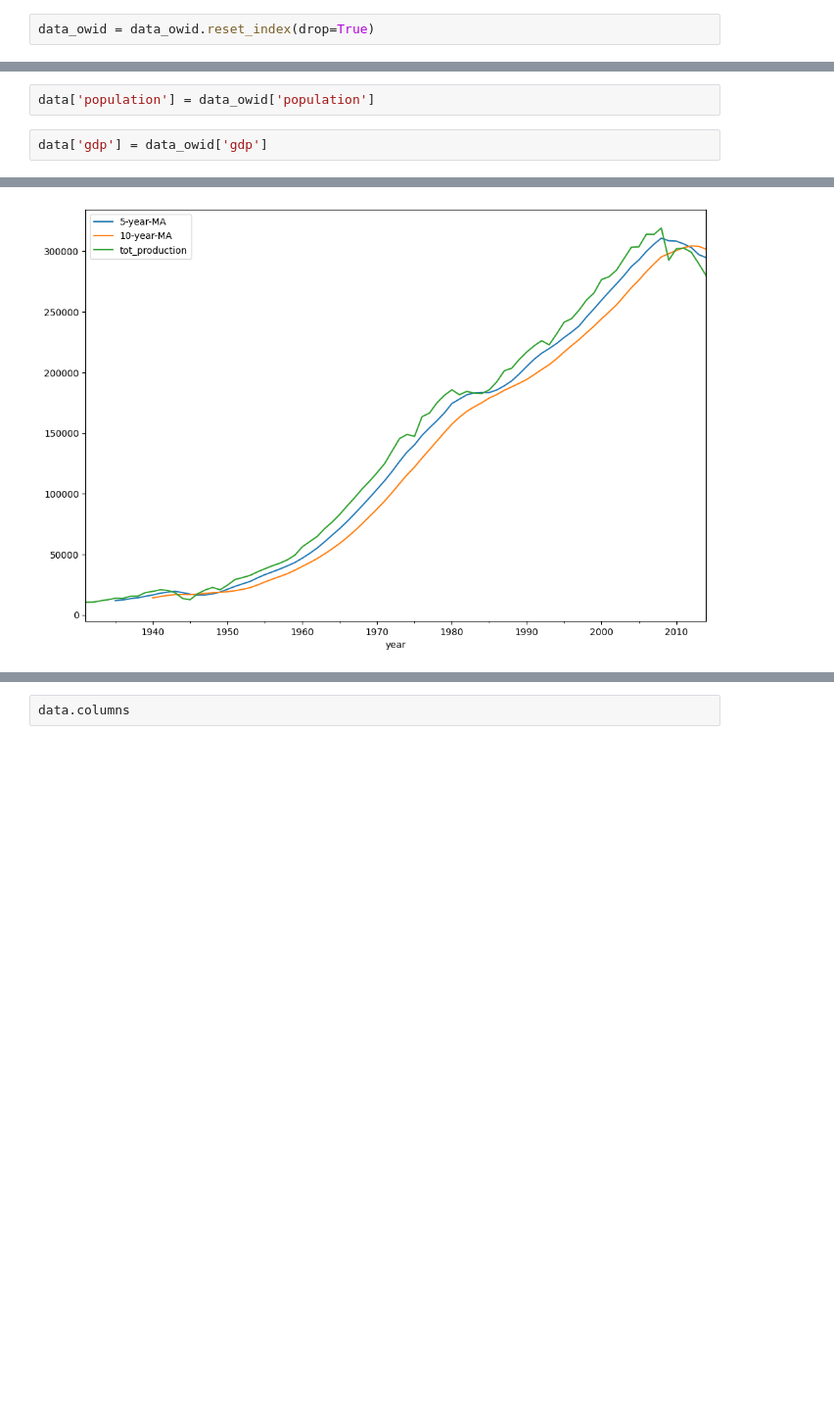
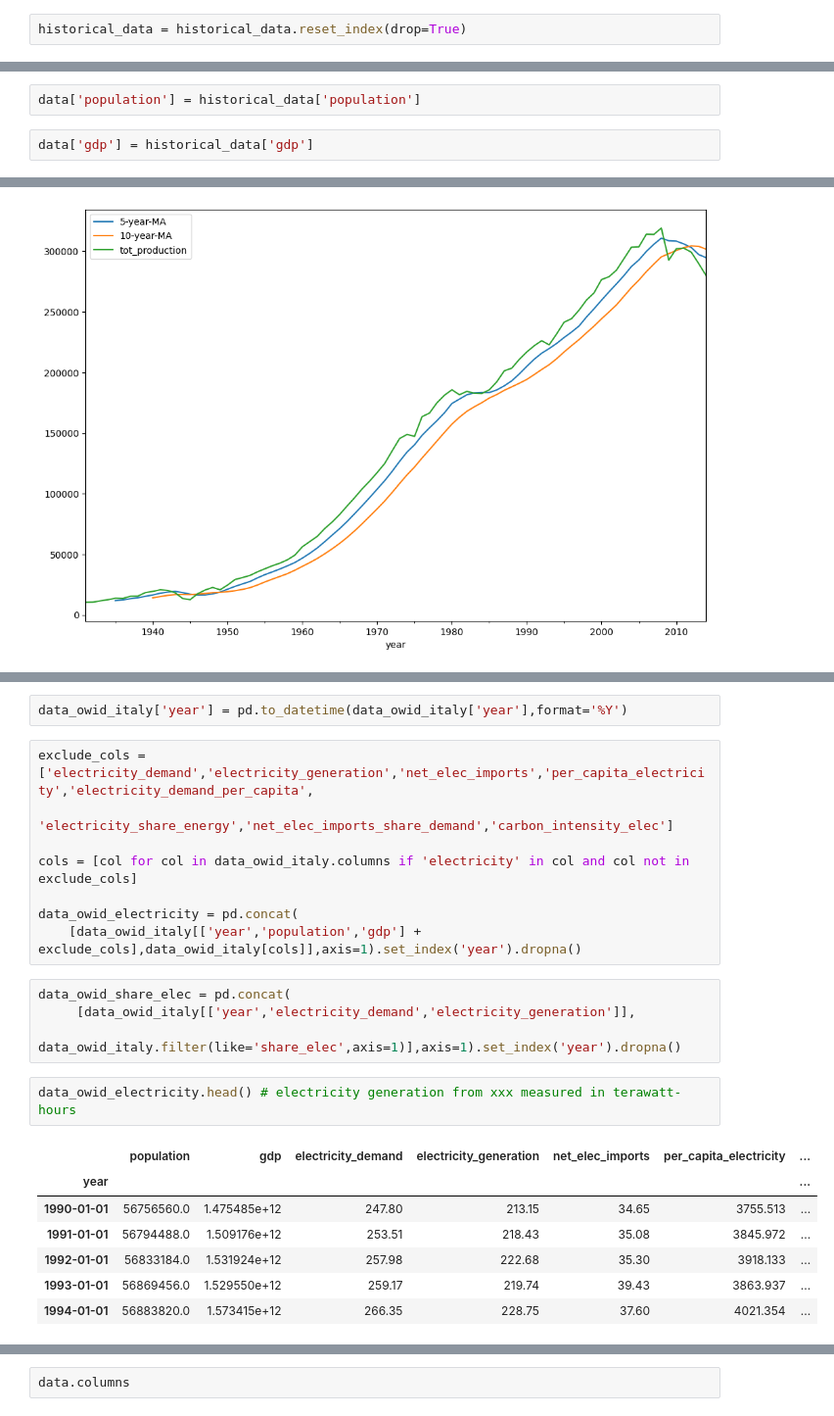
Before and after one commit to depa-tto/Multivariate-Time-Series-project, a Jupyter notebook: time_series_project.ipynb, the cells around one changed output, grey strips where cells are left out. Shown at 98% size. Drawn from its saved outputs; the diff is of its cells as text; blank space fills up the shorter version.

Commit message:
data manipulation

```diff
--- a/time_series_project.ipynb
+++ b/time_series_project.ipynb
@@ -225,13 +73,13 @@ data
 | 83 | 2014 | 279,829 | 291,084 | 5,372 | 122,505 | 10,462 | 5,885 | ... |
 84 rows × 9 columns
 # %%
-data_owid = data_owid.reset_index(drop=True)
+historical_data = historical_data.reset_index(drop=True)
 # %%
 data = data.reset_index(drop=True)
 # %%
-data['population'] = data_owid['population']
+data['population'] = historical_data['population']
 # %%
-data['gdp'] = data_owid['gdp']
+data['gdp'] = historical_data['gdp']
 # %%
 data.tail()
 # %% [output]
@@ -364,0 +233,24 @@ data[['5-year-MA','10-year-MA','tot_production']].plot(figsize=(12,8))
+# %%
+data_owid_italy['year'] = pd.to_datetime(data_owid_italy['year'],format='%Y')
+# %%
+exclude_cols = ['electricity_demand','electricity_generation','net_elec_imports','per_capita_electricity','electricity_demand_per_capita',
+                'electricity_share_energy','net_elec_imports_share_demand','carbon_intensity_elec']
+
+cols = [col for col in data_owid_italy.columns if 'electricity' in col and col not in exclude_cols]
+
+data_owid_electricity = pd.concat(
+    [data_owid_italy[['year','population','gdp'] + exclude_cols],data_owid_italy[cols]],axis=1).set_index('year').dropna()
+# %%
+data_owid_share_elec = pd.concat(
+     [data_owid_italy[['year','electricity_demand','electricity_generation']],
+     data_owid_italy.filter(like='share_elec',axis=1)],axis=1).set_index('year').dropna()
+# %%
+data_owid_electricity.head() # electricity generation from xxx measured in terawatt-hours
+# %% [output]
+|  | population | gdp | electricity_demand | electricity_generation | net_elec_imports | per_capita_electricity | ... |
+| year |  |  |  |  |  |  | ... |
+| 1990-01-01 | 56756560.0 | 1.475485e+12 | 247.80 | 213.15 | 34.65 | 3755.513 | ... |
+| 1991-01-01 | 56794488.0 | 1.509176e+12 | 253.51 | 218.43 | 35.08 | 3845.972 | ... |
+| 1992-01-01 | 56833184.0 | 1.531924e+12 | 257.98 | 222.68 | 35.30 | 3918.133 | ... |
+| 1993-01-01 | 56869456.0 | 1.529550e+12 | 259.17 | 219.74 | 39.43 | 3863.937 | ... |
+| 1994-01-01 | 56883820.0 | 1.573415e+12 | 266.35 | 228.75 | 37.60 | 4021.354 | ... |
```
Also changed, not shown: parts of 34 cells of this notebook.
